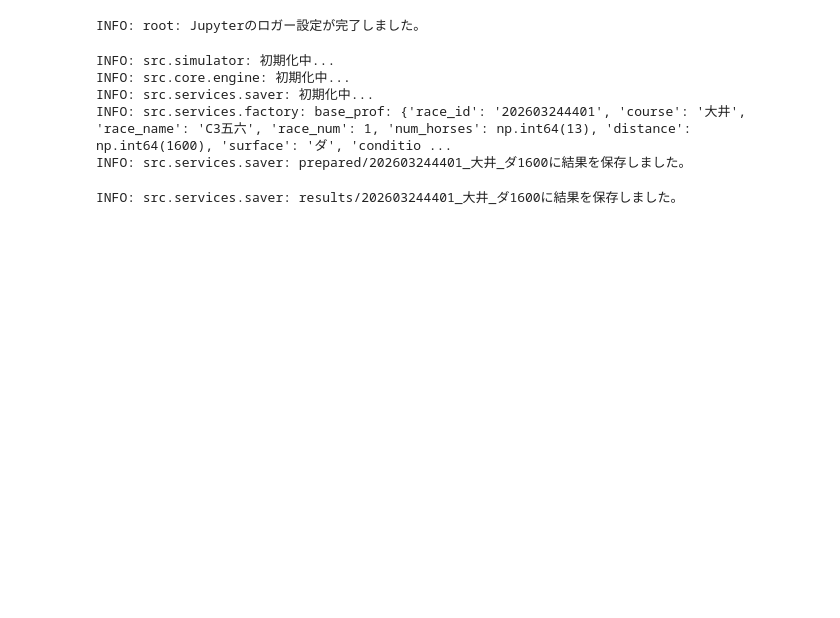
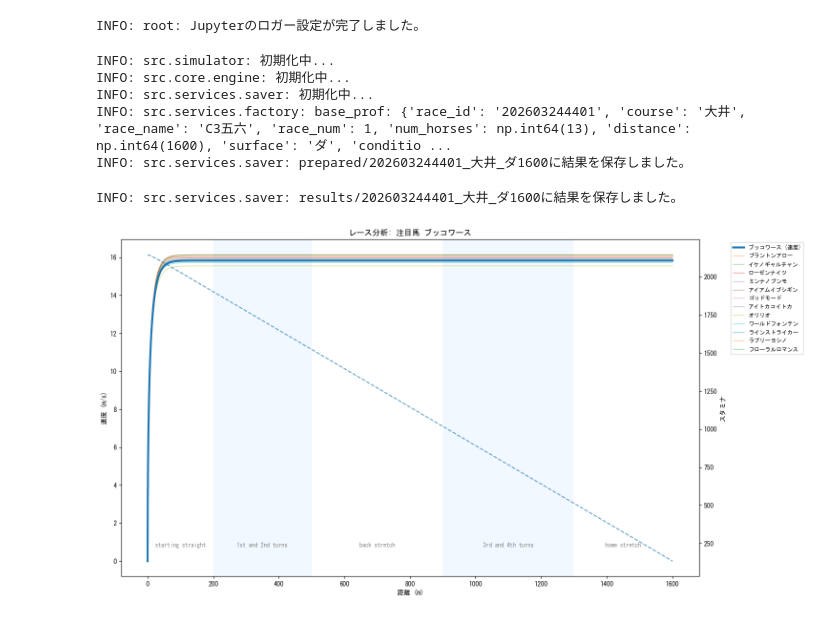
Before and after one commit to My-Game-Manage/NKSimulator, a Jupyter notebook: notebooks/experimental_lab.ipynb, the cells around one changed output. Saved outputs shown, nothing was run; the diff lists cells and outputs as text; code cells hidden in the pictures; blank space fills up the shorter version.

```diff
--- a/notebooks/experimental_lab.ipynb
+++ b/notebooks/experimental_lab.ipynb
@@ -47,6 +47,7 @@ info_list = sim.prepare(date=date, course=course, race_nums=race_nums)
 #    logger.info(h)
 sim.notify(RaceEvent.PREPARE, {'data': info_list})
 race_info = info_list[0]
+race_profile = race_info.profile
 # %% [output]
 INFO: src.simulator: 初期化中...
 INFO: src.core.engine: 初期化中...
@@ -60,3 +61,70 @@ history = sim._run_single_race(info_list[0])
 sim.notify(RaceEvent.FINISH, {'data': race_info, 'history': history})
 # %% [output]
 INFO: src.services.saver: results/202603244401_大井_ダ1600に結果を保存しました。
+# %%
+import matplotlib.pyplot as plt
+import matplotlib
+from src.models.race_data import RaceSnapshot, RaceProfile
+from src.constants.enums import SectionType
+
+# --- 日本語フォントの設定 ---
+# 環境に合わせてフォントを選択してください
+# Windows: 'MS Gothic', Mac: 'AppleGothic' or 'Hiragino Sans GB', Linux: 'Japan00' など
+matplotlib.rcParams['font.family'] = 'MS Gothic' # Windowsの場合の例
+
+def plot_race_analysis_names(history: list[RaceSnapshot], race_profile: RaceProfile, target_horse_id=None):
+    """
+    IDの代わりに馬名を表示し、全頭の速度と特定馬のスタミナを可視化
+    """
+    plt.figure(figsize=(15, 8))
+    ax1 = plt.gca()
+    ax2 = ax1.twinx()
+
+    # IDから名前を引くための辞書を作成
+    id_to_name = {h_id: h_prof.name for h_id, h_prof in race_profile.horses.items()}
+
+    all_horse_ids = list(history[0].horses.keys())
+
+    if target_horse_id is None:
+        target_id_str = str(all_horse_ids[0])
+    else:
+        target_id_str = str(target_horse_id)
+
+    # 1. セクション背景（前回と同様）
+    color_map = {SectionType.STRAIGHT: "#ffffff", SectionType.CURVE: "#f2f8ff"}
+    for section in race_profile.sections:
+        start, end = section.start_at, section.start_at + section.distance
+        ax1.axvspan(start, end, color=color_map.get(section.type, "#ffffff"), alpha=1.0, zorder=0)
+        label_text = section.name.value if hasattr(section.name, 'value') else str(section.name)
+        ax1.text((start + end) / 2, ax1.get_ylim()[1] if ax1.get_ylim()[1] > 0 else 18,
+                 label_text, ha='center', va='top', fontsize=9, color='gray')
+
+    # 2. 全馬のプロット
+    for h_id in all_horse_ids:
+        h_id_str = str(h_id)
+        h_name = id_to_name.get(int(h_id_str), h_id_str) # 名前がなければIDを表示
+
+        distances, velocities, staminas = [], [], []
+        for snapshot in history:
+            h_s = snapshot.horses.get(h_id)
+            if h_s:
+                distances.append(h_s.distance); velocities.append(h_s.velocity); staminas.append(h_s.stamina)
+
+        if h_id_str == target_id_str:
+            line, = ax1.plot(distances, velocities, label=f"{h_name} (速度)", linewidth=3, zorder=5)
+            ax2.plot(distances, staminas, color=line.get_color(), linestyle='--', alpha=0.7, label=f"{h_name} (スタミナ)", zorder=4)
+        else:
+            ax1.plot(distances, velocities, label=h_name, linewidth=1, alpha=0.5, zorder=3)
+
+    ax1.set_xlabel('距離 (m)')
+    ax1.set_ylabel('速度 (m/s)')
+    ax2.set_ylabel('スタミナ')
+    plt.title(f"レース分析: 注目馬 {id_to_name.get(int(target_id_str), target_id_str)}")
+
+    ax1.legend(loc='upper left', bbox_to_anchor=(1.05, 1), fontsize='small')
+    plt.tight_layout()
+    plt.show()
+
+plot_race_analysis_names(history, race_profile)
+# %% [output]
+[figure, added]
```
Also changed, not shown: parts of 2 cells of this notebook, 4 other files.
